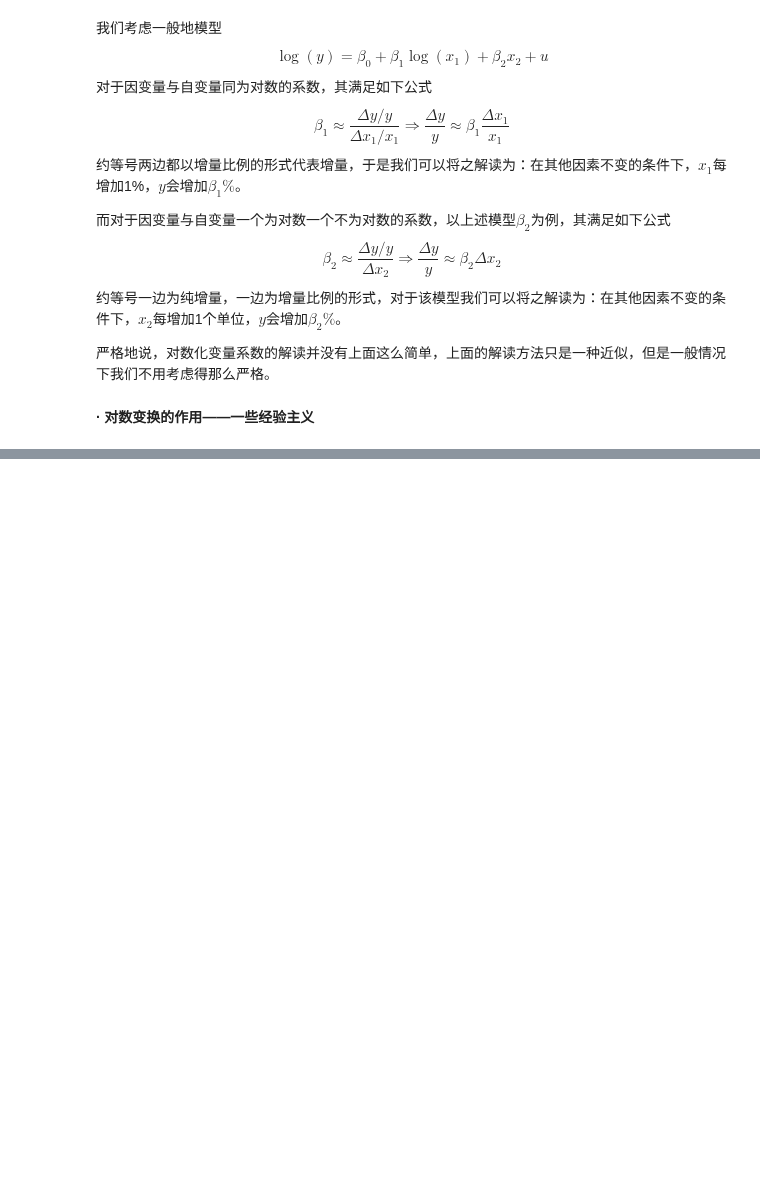
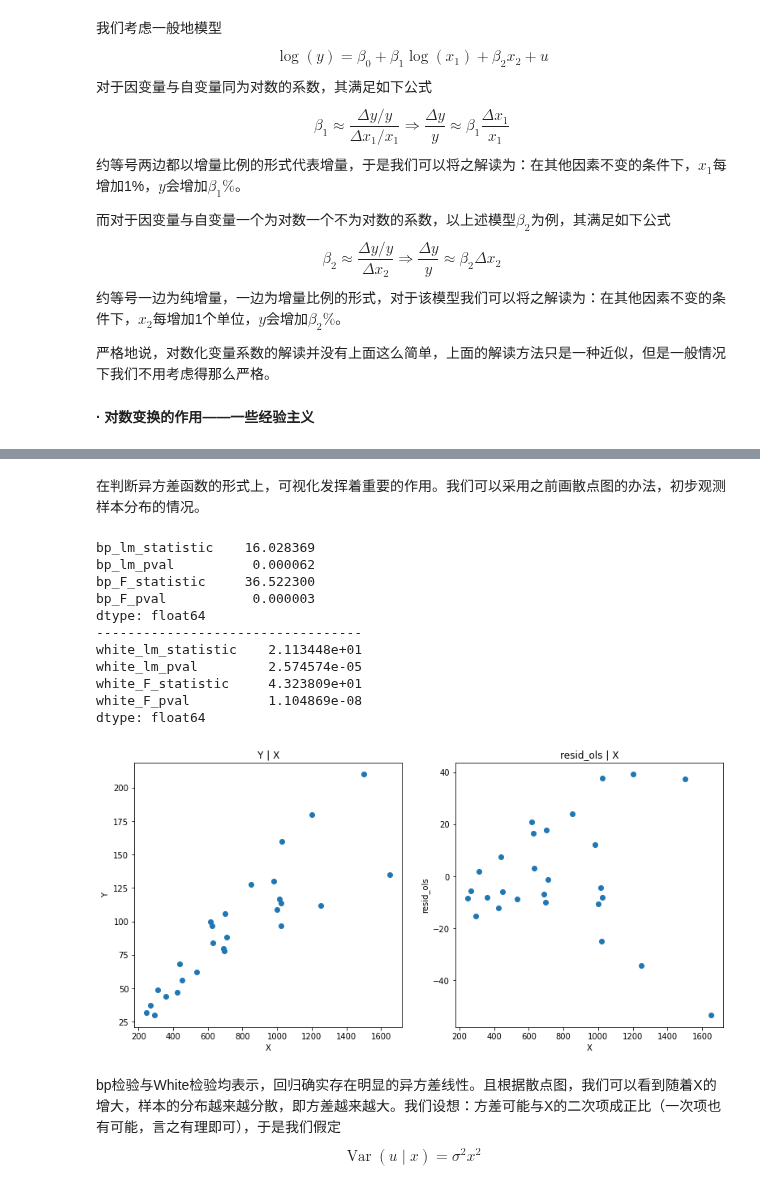
Before and after one commit to Git-Model/Modeling-Universe, a Jupyter notebook: Data-Story/统计分析之回归分析/回归.ipynb, the cells around one changed output, grey strips where cells are left out. Drawn from its saved outputs; the diff is of its cells as text; code cells hidden in the pictures; blank space fills up the shorter version.

```diff
--- a/Data-Story/统计分析之回归分析/回归.ipynb
+++ b/Data-Story/统计分析之回归分析/回归.ipynb
@@ -1314,0 +1965,15 @@ $$
+# %%
+from statsmodels.stats.diagnostic import het_white
+
+# White检验函数在python上的使用与bp检验完全一样
+
+def white_test(res, X):
+    result_bp_test = sm.stats.diagnostic.het_white(res, X)
+    bp_lm_statistic = result_bp_test[0]
+    bp_lm_pval = result_bp_test[1]
+    bp_F_statistic= result_bp_test[2]
+    bp_F_pval = result_bp_test[3]
+    white_test_output=pd.Series(result_bp_test[0:4],index=['white_lm_statistic','white_lm_pval','white_F_statistic','white_F_pval'])
+    return white_test_output
+
+white_test(hprice1_lm.resid,hprice1_lm_reg.exog)
@@ -1314,0 +2016,4 @@ $$
+# %%
+# 载入数据集
+data=pd.read_table('P176.txt')
+data.head()
@@ -1314,0 +2027,44 @@ $$
+# %% [markdown]
+在判断异方差函数的形式上，可视化发挥着重要的作用。我们可以采用之前画散点图的办法，初步观测样本分布的情况。
+# %%
+# 直接看Y与X的散点图
+fig=plt.figure(figsize=(13,6))
+ax1=fig.add_subplot(1,2,1)
+plt.scatter(data.X,data.Y,axes=ax1)
+ax1.set_xlabel('X')
+ax1.set_ylabel('Y')
+ax1.set_title('Y | X')
+
+# 查看ols估计的残差与X的散点图
+data_lm=sm.formula.ols('Y~X',data=data).fit()
+ax2=fig.add_subplot(1,2,2)
+plt.scatter(data.X,data_lm.resid,axes=ax2)
+ax2.set_xlabel('X')
+ax2.set_ylabel('resid_ols')
+ax2.set_title('resid_ols | X')
+
+# 使用BP检验
+data_lm_reg=sm.formula.ols('Y~X',data=data)
+print(bp_test(data_lm.resid,data_lm_reg.exog))
+print('----------------------------------')
+# 使用White检验
+data_lm_reg=sm.formula.ols('Y~X',data=data)
+print(white_test(data_lm.resid,data_lm_reg.exog))
+# %% [output]
+bp_lm_statistic    16.028369
+bp_lm_pval          0.000062
+bp_F_statistic     36.522300
+bp_F_pval           0.000003
+dtype: float64
+----------------------------------
+white_lm_statistic    2.113448e+01
+white_lm_pval         2.574574e-05
+white_F_statistic     4.323809e+01
+white_F_pval          1.104869e-08
+dtype: float64
+[figure, added]
+# %% [markdown]
+bp检验与White检验均表示，回归确实存在明显的异方差线性。且根据散点图，我们可以看到随着X的增大，样本的分布越来越分散，即方差越来越大。我们设想：方差可能与X的二次项成正比（一次项也有可能，言之有理即可），于是我们假定
+$$
+\operatorname{Var}(u \mid x)=\sigma^{2} x^{2}
+$$
```
Also changed, not shown: parts of 137 cells of this notebook.
